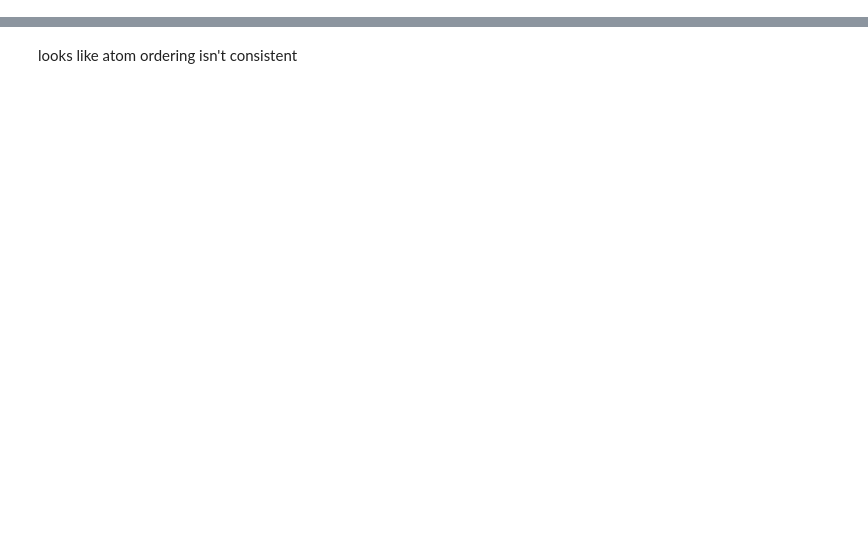
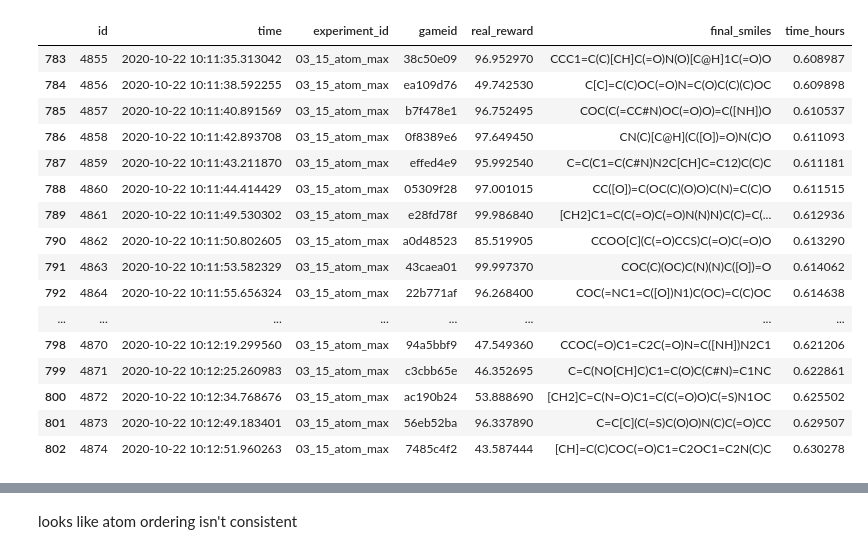
Before and after one commit to NREL/rlmolecule, a Jupyter notebook: stable_radical_optimization/monitor_progress.ipynb, the cells around one changed output, grey strips where cells are left out. Saved outputs shown, nothing was run; the diff lists cells and outputs as text; code cells hidden in the pictures; blank space fills up the shorter version.

```diff
--- a/stable_radical_optimization/monitor_progress.ipynb
+++ b/stable_radical_optimization/monitor_progress.ipynb
@@ -93,3 +60,23 @@ Text(0, 0.5, 'Policy Training')
+# %%
+df.tail(20)
+# %% [output]
+|  | id | time | experiment_id | gameid | real_reward | final_smiles | time_hours |
+| 783 | 4855 | 2020-10-22 10:11:35.313042 | 03_15_atom_max | 38c50e09 | 96.952970 | CCC1=C(C)[CH]C(=O)N(O)[C@H]1C(=O)O | 0.608987 |
+| 784 | 4856 | 2020-10-22 10:11:38.592255 | 03_15_atom_max | ea109d76 | 49.742530 | C[C]=C(C)OC(=O)N=C(O)C(C)(C)OC | 0.609898 |
+| 785 | 4857 | 2020-10-22 10:11:40.891569 | 03_15_atom_max | b7f478e1 | 96.752495 | COC(C(=CC#N)OC(=O)O)=C([NH])O | 0.610537 |
+| 786 | 4858 | 2020-10-22 10:11:42.893708 | 03_15_atom_max | 0f8389e6 | 97.649450 | CN(C)[C@H](C([O])=O)N(C)O | 0.611093 |
+| 787 | 4859 | 2020-10-22 10:11:43.211870 | 03_15_atom_max | effed4e9 | 95.992540 | C=C(C1=C(C#N)N2C[CH]C=C12)C(C)C | 0.611181 |
+| 788 | 4860 | 2020-10-22 10:11:44.414429 | 03_15_atom_max | 05309f28 | 97.001015 | CC([O])=C(OC(C)(O)O)C(N)=C(C)O | 0.611515 |
+| 789 | 4861 | 2020-10-22 10:11:49.530302 | 03_15_atom_max | e28fd78f | 99.986840 | [CH2]C1=C(C(=O)C(=O)N(N)N)C(C)=C(... | 0.612936 |
+| 790 | 4862 | 2020-10-22 10:11:50.802605 | 03_15_atom_max | a0d48523 | 85.519905 | CCOO[C](C(=O)CCS)C(=O)C(=O)O | 0.613290 |
+| 791 | 4863 | 2020-10-22 10:11:53.582329 | 03_15_atom_max | 43caea01 | 99.997370 | COC(C)(OC)C(N)(N)C([O])=O | 0.614062 |
+| 792 | 4864 | 2020-10-22 10:11:55.656324 | 03_15_atom_max | 22b771af | 96.268400 | COC(=NC1=C([O])N1)C(OC)=C(C)OC | 0.614638 |
+| ... | ... | ... | ... | ... | ... | ... | ... |
+| 798 | 4870 | 2020-10-22 10:12:19.299560 | 03_15_atom_max | 94a5bbf9 | 47.549360 | CCOC(=O)C1=C2C(=O)N=C([NH])N2C1 | 0.621206 |
+| 799 | 4871 | 2020-10-22 10:12:25.260983 | 03_15_atom_max | c3cbb65e | 46.352695 | C=C(NO[CH]C)C1=C(O)C(C#N)=C1NC | 0.622861 |
+| 800 | 4872 | 2020-10-22 10:12:34.768676 | 03_15_atom_max | ac190b24 | 53.888690 | [CH2]C=C(N=O)C1=C(C(=O)O)C(=S)N1OC | 0.625502 |
+| 801 | 4873 | 2020-10-22 10:12:49.183401 | 03_15_atom_max | 56eb52ba | 96.337890 | C=C[C](C(=S)C(O)O)N(C)C(=O)CC | 0.629507 |
+| 802 | 4874 | 2020-10-22 10:12:51.960263 | 03_15_atom_max | 7485c4f2 | 43.587444 | [CH]=C(C)COC(=O)C1=C2OC1=C2N(C)C | 0.630278 |
 # %%
 # Load the reward buffer to plot the optimal molecules
 with psycopg2.connect(**dbparams) as conn:
```
Also changed, not shown: parts of 17 cells of this notebook, 4 other files.
